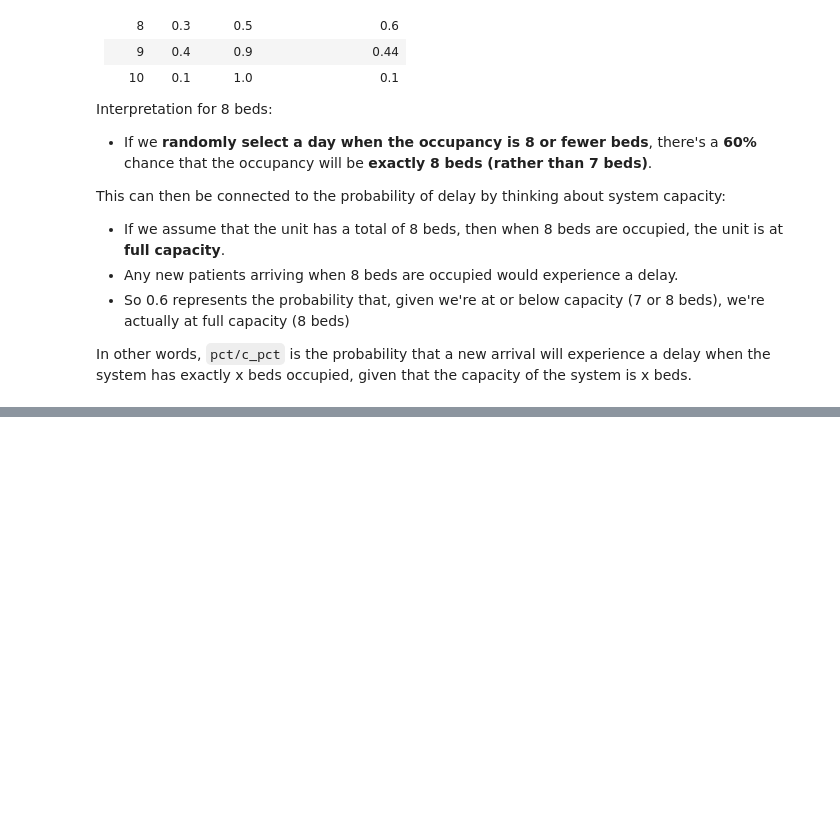
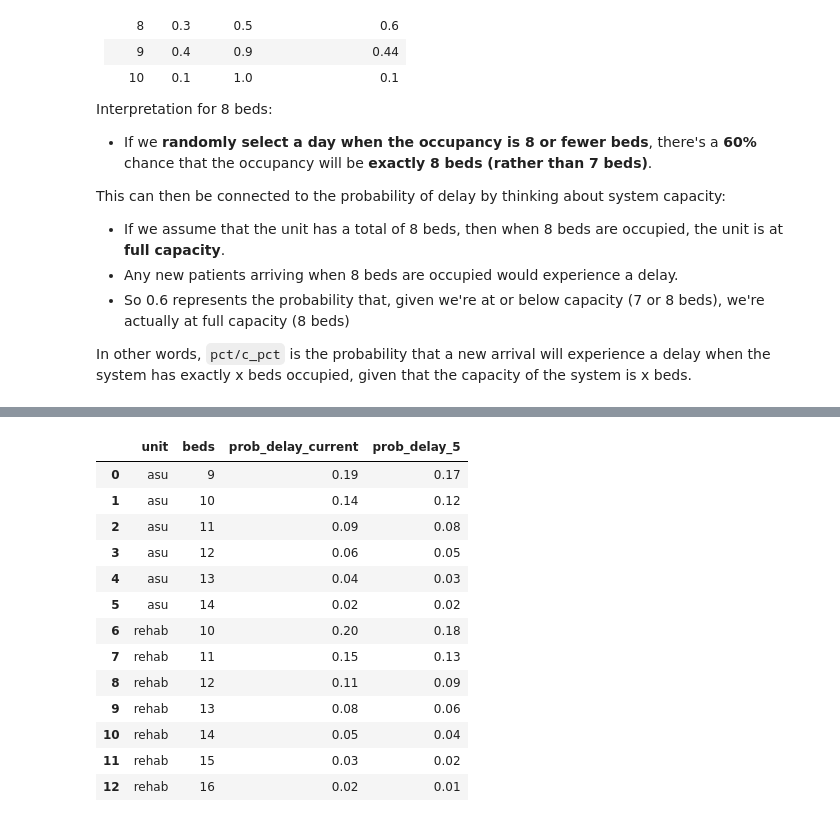
Before and after one commit to pythonhealthdatascience/pydesrap_stroke, a Jupyter notebook: notebooks/analysis.ipynb, the cells around one changed output, grey strips where cells are left out. Drawn from its saved outputs; the diff is of its cells as text; code cells hidden in the pictures; blank space fills up the shorter version.

```diff
--- a/notebooks/analysis.ipynb
+++ b/notebooks/analysis.ipynb
@@ -201,0 +349,25 @@ plot_delay_prob(overall_results["rehab"], unit="rehab",
+# %%
+# Acute stroke unit: 9 to 14 beds
+tab2_asu = make_table2_segment(unit="asu", filter_beds=list(range(9,15)))
+
+# Rehab unit: 10 to 16 beds, excluding 11 (we do this later, so can still see)
+tab2_rehab = make_table2_segment(unit="rehab", filter_beds=list(range(10,17)))
+
+# Combine into a single table
+full_tab2 = pd.concat([tab2_asu, tab2_rehab]).reset_index(drop=True)
+full_tab2
+# %% [output]
+|  | unit | beds | prob_delay_current | prob_delay_5 |
+| 0 | asu | 9 | 0.19 | 0.17 |
+| 1 | asu | 10 | 0.14 | 0.12 |
+| 2 | asu | 11 | 0.09 | 0.08 |
+| 3 | asu | 12 | 0.06 | 0.05 |
+| 4 | asu | 13 | 0.04 | 0.03 |
+| 5 | asu | 14 | 0.02 | 0.02 |
+| 6 | rehab | 10 | 0.20 | 0.18 |
+| 7 | rehab | 11 | 0.15 | 0.13 |
+| 8 | rehab | 12 | 0.11 | 0.09 |
+| 9 | rehab | 13 | 0.08 | 0.06 |
+| 10 | rehab | 14 | 0.05 | 0.04 |
+| 11 | rehab | 15 | 0.03 | 0.02 |
+| 12 | rehab | 16 | 0.02 | 0.01 |
```
Also changed, not shown: parts of 13 cells of this notebook.
